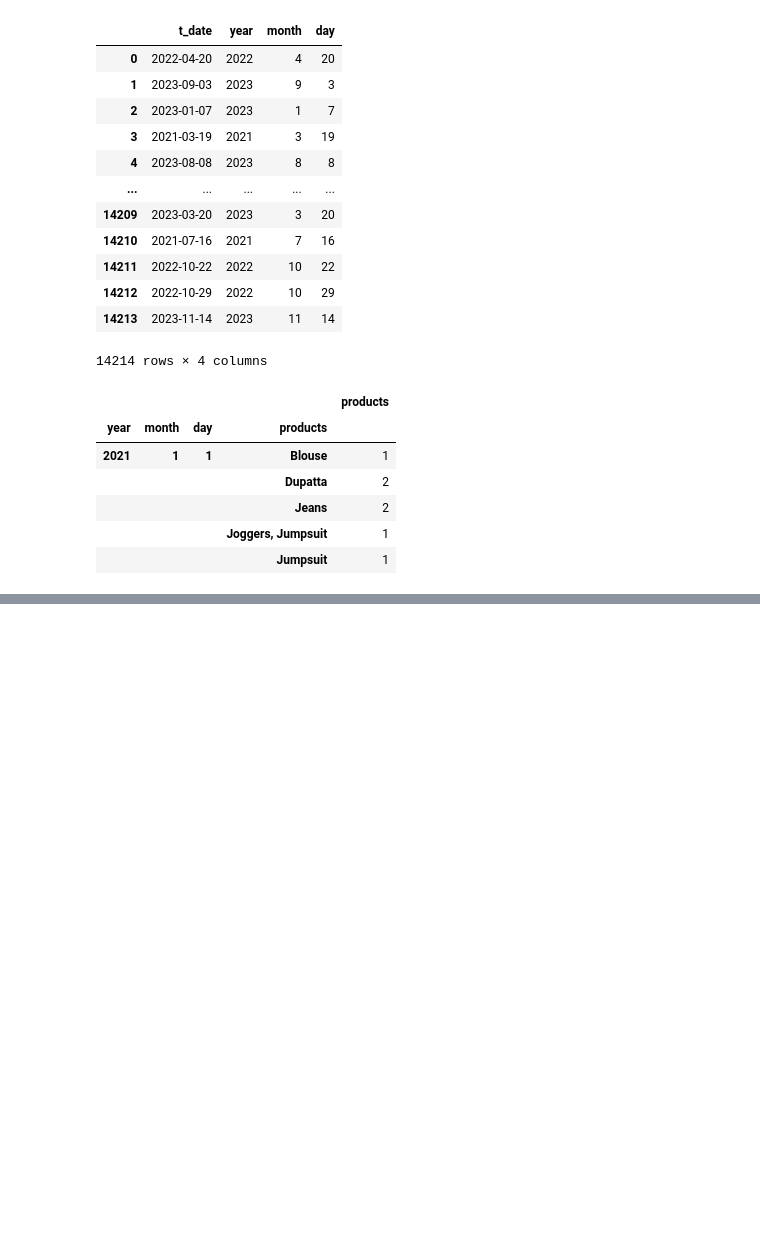
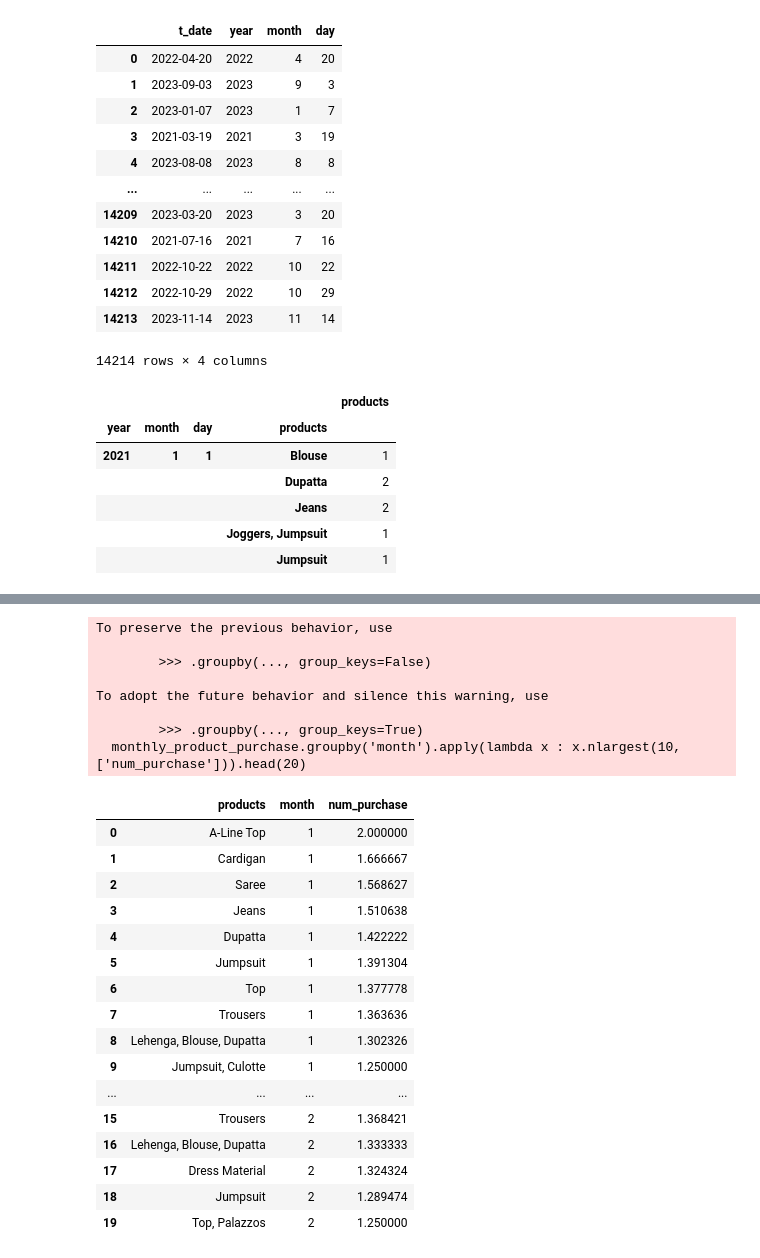
Before and after one commit to INA-95/Customer-Analysis, a Jupyter notebook: online_fashion_platform.ipynb, the cells around one changed output, grey strips where cells are left out. Cells and saved outputs as stored; diff of their text form; code cells hidden in the pictures; blank space fills up the shorter version.

```diff
--- a/online_fashion_platform.ipynb
+++ b/online_fashion_platform.ipynb
@@ -272,0 +294,3 @@ Name: num_purchase, Length: 3395, dtype: int64
+# %%
+monthly_product_purchase = temp.groupby(['products', 'month'])['num_purchase'].mean().reset_index()
+monthly_product_purchase
@@ -272,0 +311,30 @@ Name: num_purchase, Length: 3395, dtype: int64
+# %%
+monthly_product_purchase = monthly_product_purchase.reset_index(drop=True)
+# %%
+monthly_product_purchase.groupby('month').apply(lambda x : x.nlargest(10, ['num_purchase'])).head(20)
+# %% [output]
+To preserve the previous behavior, use
+
+        >>> .groupby(..., group_keys=False)
+
+To adopt the future behavior and silence this warning, use
+
+        >>> .groupby(..., group_keys=True)
+  monthly_product_purchase.groupby('month').apply(lambda x : x.nlargest(10, ['num_purchase'])).head(20)
+|  | products | month | num_purchase |
+| 0 | A-Line Top | 1 | 2.000000 |
+| 1 | Cardigan | 1 | 1.666667 |
+| 2 | Saree | 1 | 1.568627 |
+| 3 | Jeans | 1 | 1.510638 |
+| 4 | Dupatta | 1 | 1.422222 |
+| 5 | Jumpsuit | 1 | 1.391304 |
+| 6 | Top | 1 | 1.377778 |
+| 7 | Trousers | 1 | 1.363636 |
+| 8 | Lehenga, Blouse, Dupatta | 1 | 1.302326 |
+| 9 | Jumpsuit, Culotte | 1 | 1.250000 |
+| ... | ... | ... | ... |
+| 15 | Trousers | 2 | 1.368421 |
+| 16 | Lehenga, Blouse, Dupatta | 2 | 1.333333 |
+| 17 | Dress Material | 2 | 1.324324 |
+| 18 | Jumpsuit | 2 | 1.289474 |
+| 19 | Top, Palazzos | 2 | 1.250000 |
```
Also changed, not shown: parts of 11 cells of this notebook.
